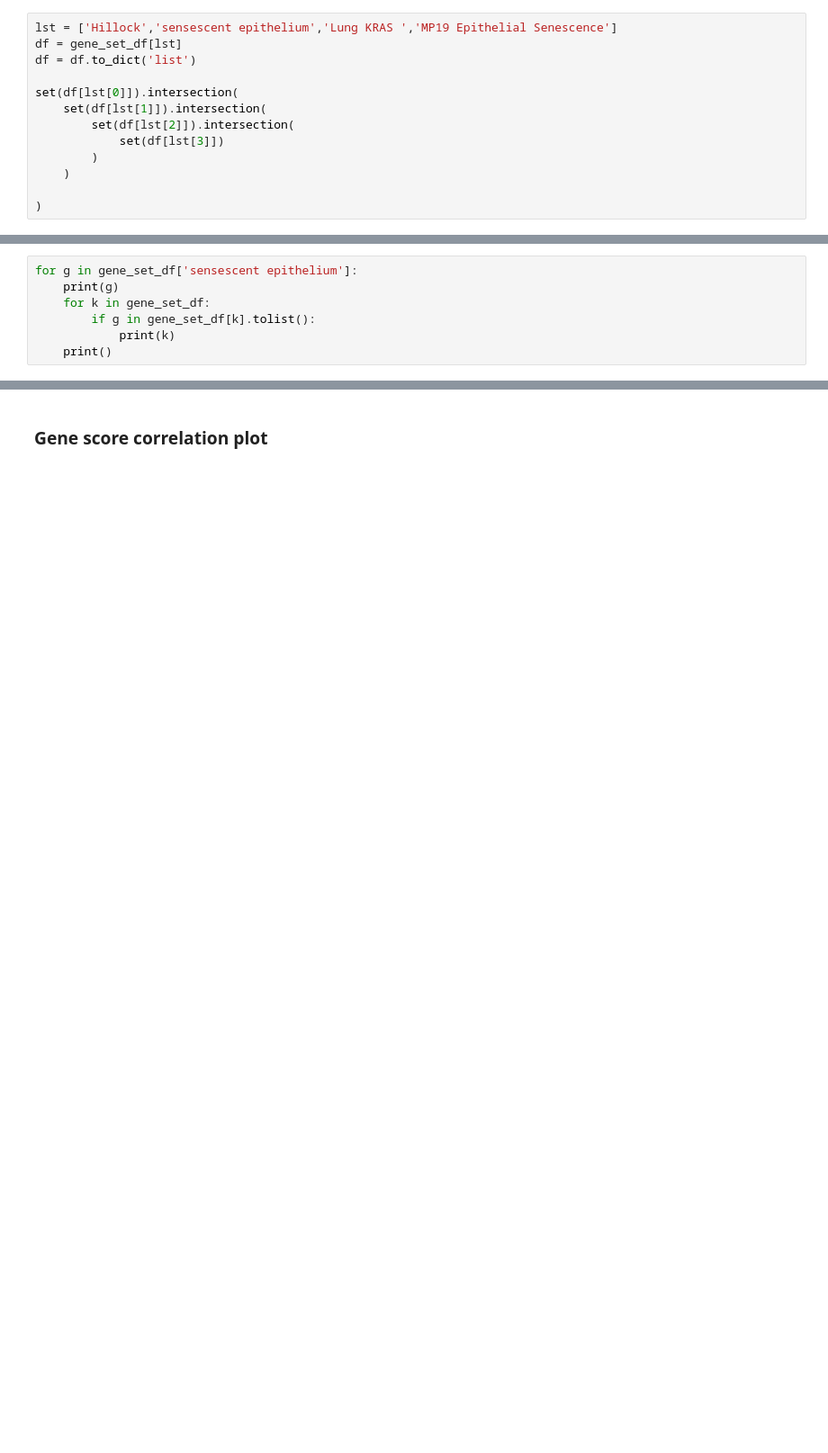
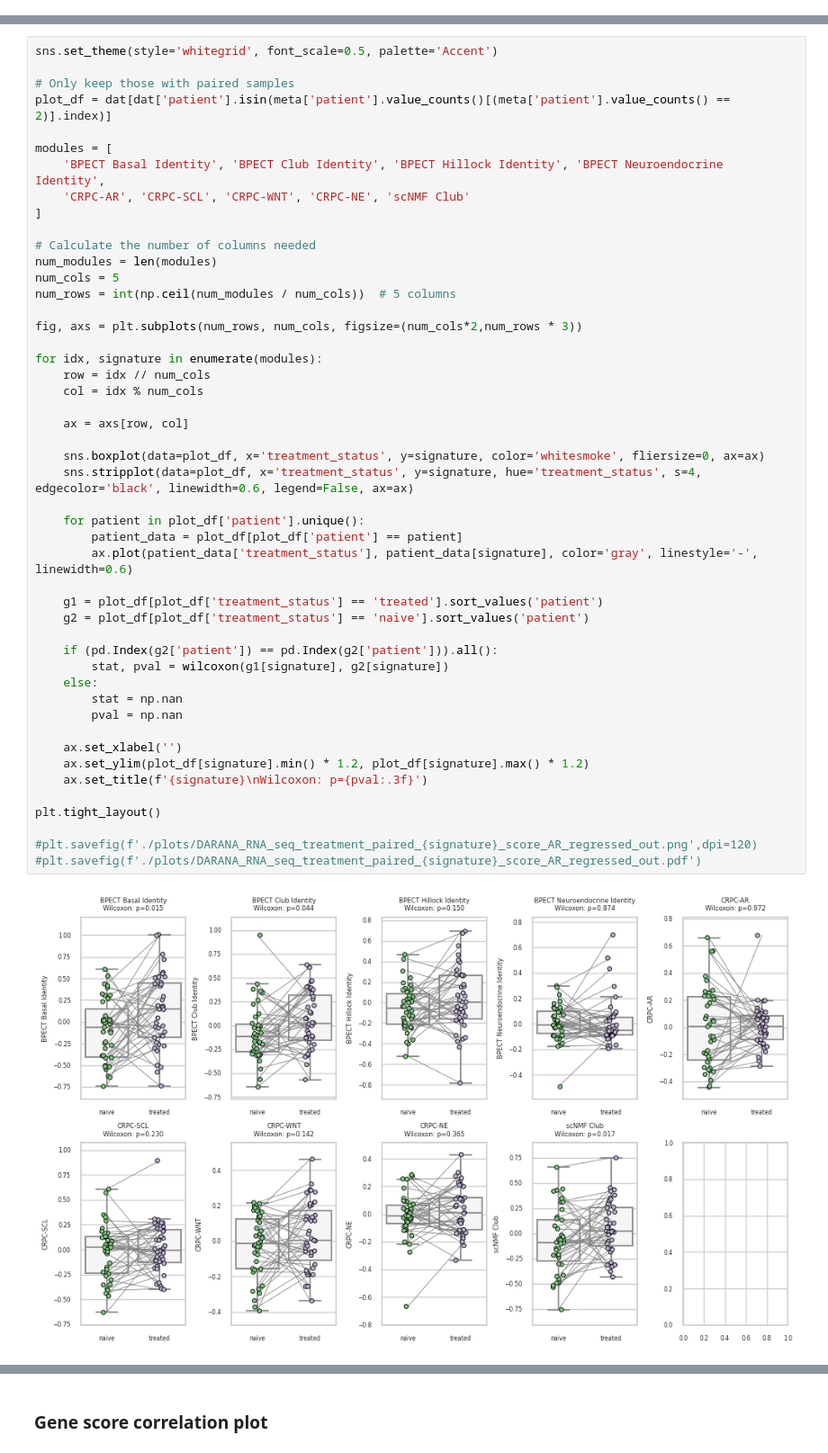
Before and after one commit to akiviaho/hillock_senescence, a Jupyter notebook: club_expression_profile_enrichment_test.ipynb, the cells around one changed output, grey strips where cells are left out. Shown at 90% size. Drawn from its saved outputs; the diff is of its cells as text; blank space fills up the shorter version.

```diff
--- a/club_expression_profile_enrichment_test.ipynb
+++ b/club_expression_profile_enrichment_test.ipynb
@@ -96,13 +0,0 @@ HALLMARK_XENOBIOTIC_METABOLISM
-# %%
-lst = ['Hillock','sensescent epithelium','Lung KRAS ','MP19 Epithelial Senescence']
-df = gene_set_df[lst]
-df = df.to_dict('list')
-
-set(df[lst[0]]).intersection(
-    set(df[lst[1]]).intersection(
-        set(df[lst[2]]).intersection(
-            set(df[lst[3]])
-        )
-    )
-
-)
@@ -111,7 +0,0 @@ set(df[lst[0]]).intersection(
-# %%
-for g in gene_set_df['sensescent epithelium']:
-    print(g)
-    for k in gene_set_df:
-        if g in gene_set_df[k].tolist():
-            print(k)
-    print()
@@ -308,0 +595,50 @@ for score_name in gene_modules_dict.keys():
+# %%
+sns.set_theme(style='whitegrid', font_scale=0.5, palette='Accent')
+
+# Only keep those with paired samples
+plot_df = dat[dat['patient'].isin(meta['patient'].value_counts()[(meta['patient'].value_counts() == 2)].index)]
+
+modules = [
+    'BPECT Basal Identity', 'BPECT Club Identity', 'BPECT Hillock Identity', 'BPECT Neuroendocrine Identity',
+    'CRPC-AR', 'CRPC-SCL', 'CRPC-WNT', 'CRPC-NE', 'scNMF Club'
+]
+
+# Calculate the number of columns needed
+num_modules = len(modules)
+num_cols = 5
+num_rows = int(np.ceil(num_modules / num_cols))  # 5 columns
+
+fig, axs = plt.subplots(num_rows, num_cols, figsize=(num_cols*2,num_rows * 3))
+
+for idx, signature in enumerate(modules):
+    row = idx // num_cols
+    col = idx % num_cols
+
+    ax = axs[row, col]
+
+    sns.boxplot(data=plot_df, x='treatment_status', y=signature, color='whitesmoke', fliersize=0, ax=ax)
+    sns.stripplot(data=plot_df, x='treatment_status', y=signature, hue='treatment_status', s=4, edgecolor='black', linewidth=0.6, legend=False, ax=ax)
+
+    for patient in plot_df['patient'].unique():
+        patient_data = plot_df[plot_df['patient'] == patient]
+        ax.plot(patient_data['treatment_status'], patient_data[signature], color='gray', linestyle='-', linewidth=0.6)
+
+    g1 = plot_df[plot_df['treatment_status'] == 'treated'].sort_values('patient')
+    g2 = plot_df[plot_df['treatment_status'] == 'naive'].sort_values('patient')
+
+    if (pd.Index(g2['patient']) == pd.Index(g2['patient'])).all():
+        stat, pval = wilcoxon(g1[signature], g2[signature])
+    else:
+        stat = np.nan
+        pval = np.nan
+
+    ax.set_xlabel('')
+    ax.set_ylim(plot_df[signature].min() * 1.2, plot_df[signature].max() * 1.2)
+    ax.set_title(f'{signature}\nWilcoxon: p={pval:.3f}')
+
+plt.tight_layout()
+
+#plt.savefig(f'./plots/DARANA_RNA_seq_treatment_paired_{signature}_score_AR_regressed_out.png',dpi=120)
+#plt.savefig(f'./plots/DARANA_RNA_seq_treatment_paired_{signature}_score_AR_regressed_out.pdf')
+# %% [output]
+[figure, added]
```
Also changed, not shown: parts of 90 cells of this notebook, 1 other file.
